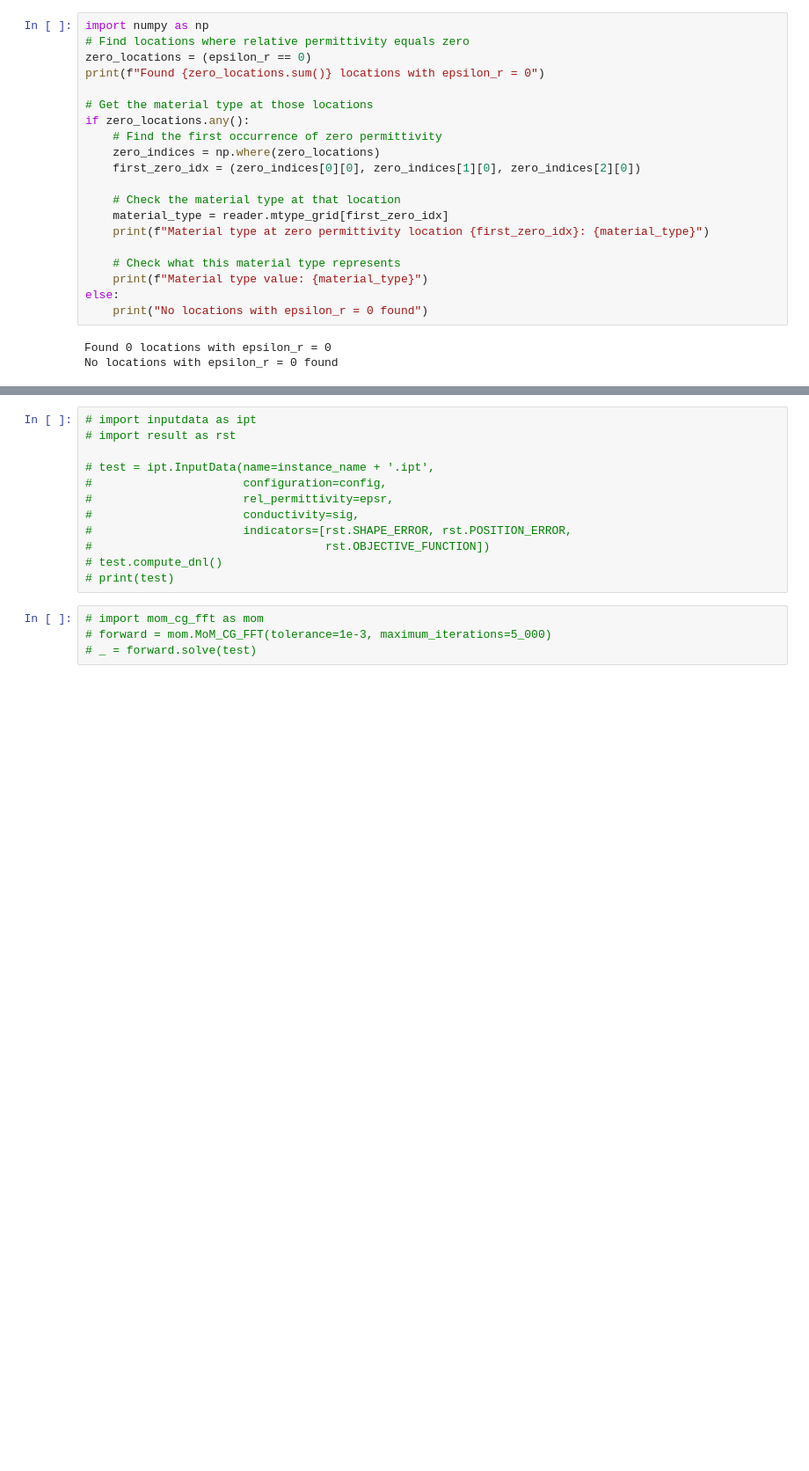
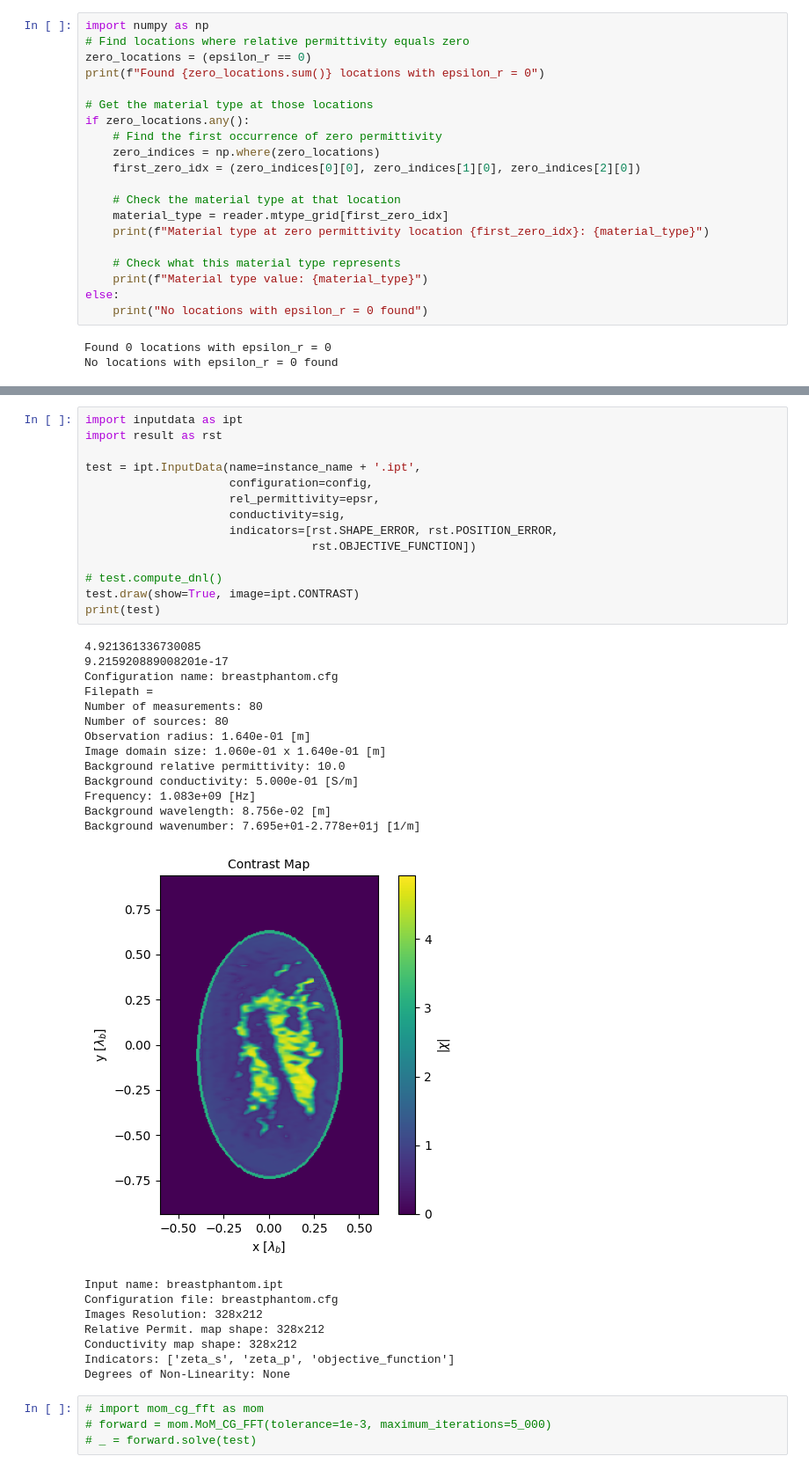
Before and after one commit to andre-batista/PISPAEIS, a Jupyter notebook: experiments/breast/test.ipynb, the cells around one changed output, grey strips where cells are left out. Shown: that part at 88% size. Drawn from its saved outputs; the diff is of its cells as text; blank space fills up the shorter version.

```diff
--- a/experiments/breast/test.ipynb
+++ b/experiments/breast/test.ipynb
@@ -94,15 +92,39 @@ Degrees of freedom: 17
 # %%
-# import inputdata as ipt
-# import result as rst
+import inputdata as ipt
+import result as rst
 
-# test = ipt.InputData(name=instance_name + '.ipt',
-#                      configuration=config,
-#                      rel_permittivity=epsr,
-#                      conductivity=sig,
-#                      indicators=[rst.SHAPE_ERROR, rst.POSITION_ERROR,
-#                                  rst.OBJECTIVE_FUNCTION])
+test = ipt.InputData(name=instance_name + '.ipt',
+                     configuration=config,
+                     rel_permittivity=epsr,
+                     conductivity=sig,
+                     indicators=[rst.SHAPE_ERROR, rst.POSITION_ERROR,
+                                 rst.OBJECTIVE_FUNCTION])
+
 # test.compute_dnl()
-# print(test)
+test.draw(show=True, image=ipt.CONTRAST)
+print(test)
+# %% [output]
+4.921361336730085
+9.215920889008201e-17
+Configuration name: breastphantom.cfg
+Filepath =
+Number of measurements: 80
+Number of sources: 80
+Observation radius: 1.640e-01 [m]
+Image domain size: 1.060e-01 x 1.640e-01 [m]
+Background relative permittivity: 10.0
+Background conductivity: 5.000e-01 [S/m]
+Frequency: 1.083e+09 [Hz]
+Background wavelength: 8.756e-02 [m]
+Background wavenumber: 7.695e+01-2.778e+01j [1/m]
+[figure, added]
+Input name: breastphantom.ipt
+Configuration file: breastphantom.cfg
+Images Resolution: 328x212
+Relative Permit. map shape: 328x212
+Conductivity map shape: 328x212
+Indicators: ['zeta_s', 'zeta_p', 'objective_function']
+Degrees of Non-Linearity: None
 # %%
 # import mom_cg_fft as mom
 # forward = mom.MoM_CG_FFT(tolerance=1e-3, maximum_iterations=5_000)
```
Also changed, not shown: parts of 5 cells of this notebook, 2 other files.
